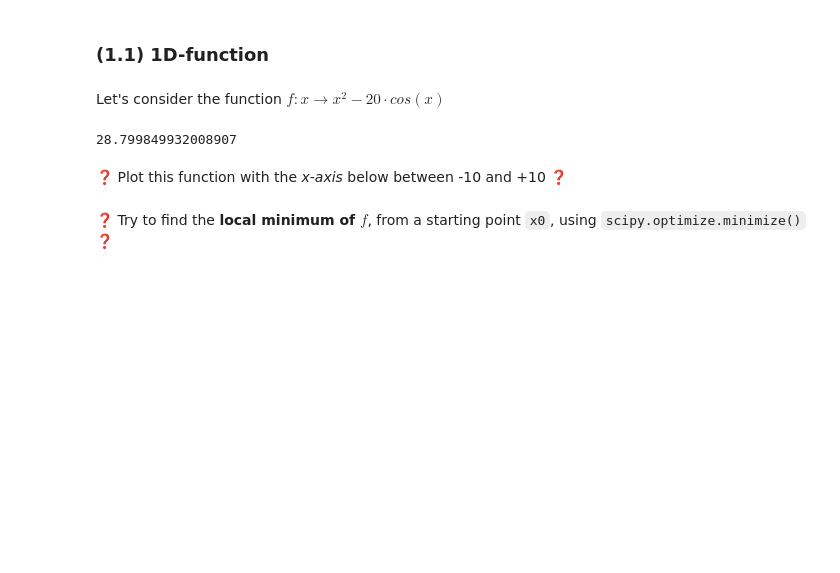
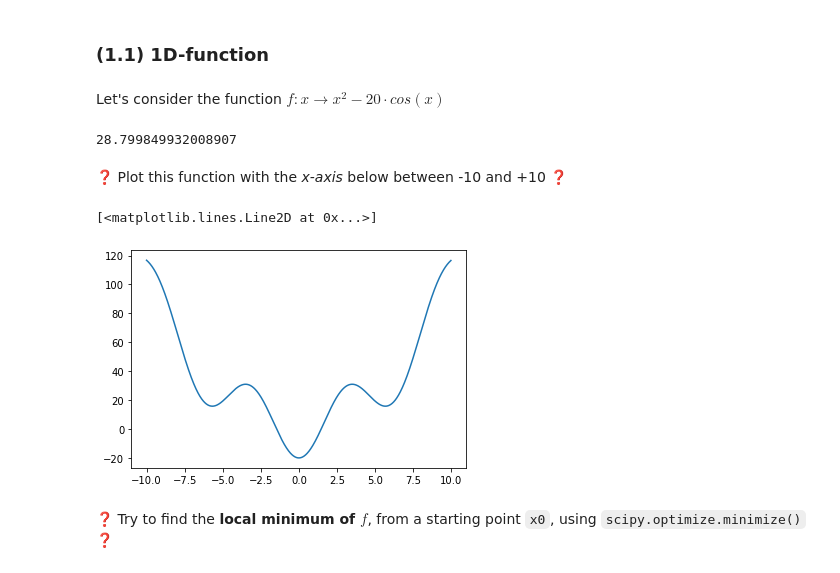
Before and after one commit to lilifull/Brief_5, a Jupyter notebook: 03-scipy.ipynb, the cells around one changed output. Cells and saved outputs as stored; diff of their text form; code cells hidden in the pictures; blank space fills up the shorter version.

```diff
--- a/03-scipy.ipynb
+++ b/03-scipy.ipynb
@@ -42,2 +40,11 @@ print(f(3))
+# %%
+#function f(x) for x-axis between -10 and +10
+x = np.arange(-10, 10, 0.02)
+y = f(x)
+
+plt.plot(x, y)
+# %% [output]
+[<matplotlib.lines.Line2D at 0x...>]
+[figure, added]
 # %% [markdown]
 ❓ Try to find the **local minimum of $f$**, from a starting point `x0`, using `scipy.optimize.minimize()` ❓
```
Also changed, not shown: parts of 19 cells of this notebook, 1 other file.
